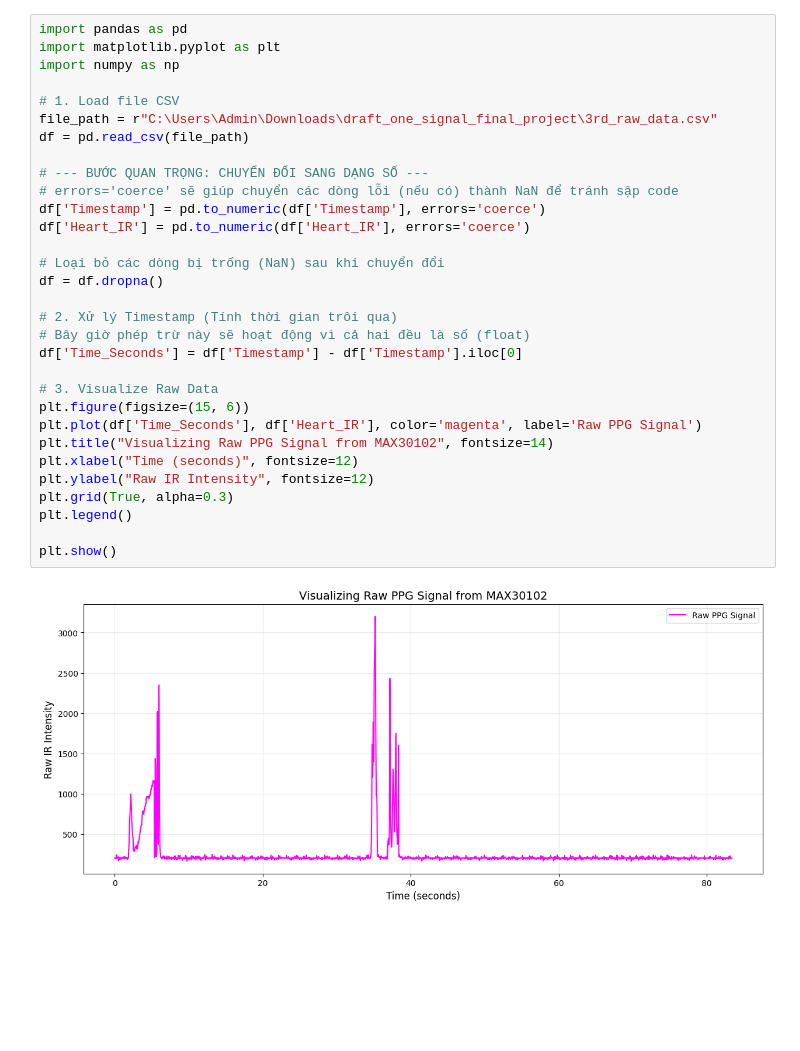
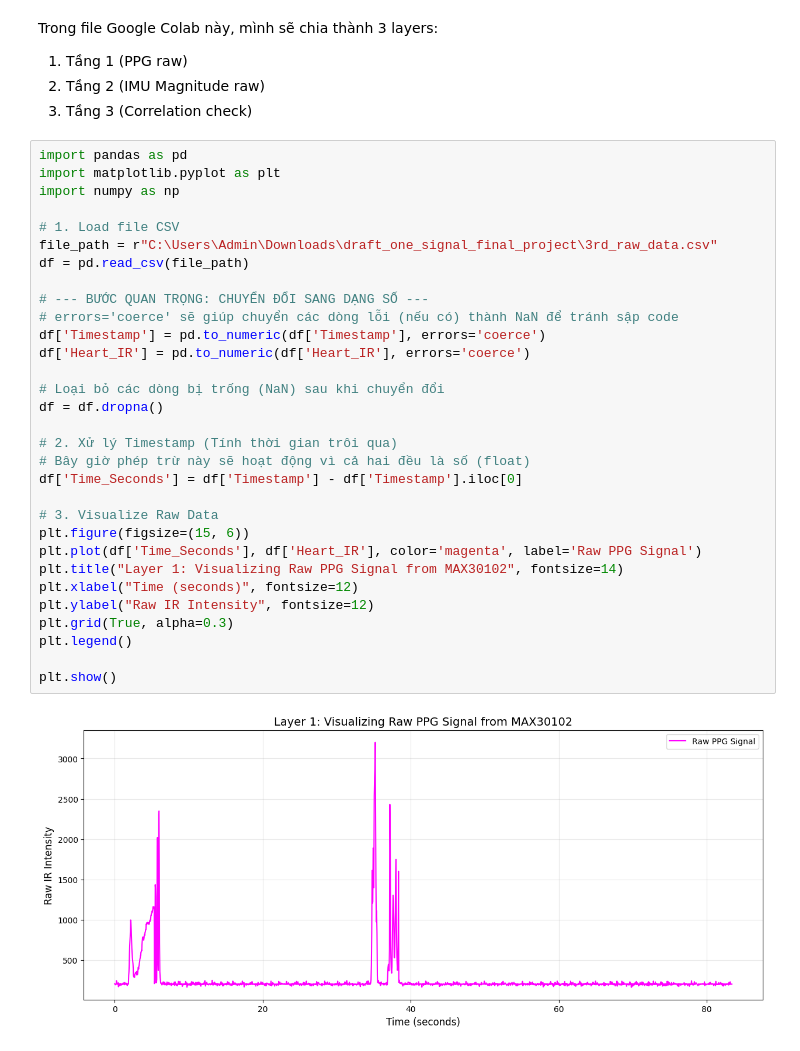
Before and after one commit to ChuoiUhuhu0727/Martial-Arts-Signal-Analysis, a Jupyter notebook: src/3rd_analyze_ppg.ipynb, the cells around one changed output. Drawn from its saved outputs; the diff is of its cells as text; blank space fills up the shorter version.

Commit message:
Update PPG analysis: updated signal processing and visualization

```diff
--- a/src/3rd_analyze_ppg.ipynb
+++ b/src/3rd_analyze_ppg.ipynb
@@ -41,33 +1,38 @@ TypeError: unsupported operand type(s) for -: 'str' and 'str'
+# %% [markdown]
+Trong file Google Colab này, mình sẽ chia thành 3 layers:
+1. Tầng 1 (PPG raw)
+2. Tầng 2 (IMU Magnitude raw)
+3. Tầng 3 (Correlation check)
 # %%
 import pandas as pd
 import matplotlib.pyplot as plt
 import numpy as np
 
 # 1. Load file CSV
 file_path = r"C:\Users\Admin\Downloads\draft_one_signal_final_project\3rd_raw_data.csv"
 df = pd.read_csv(file_path)
 
 # --- BƯỚC QUAN TRỌNG: CHUYỂN ĐỔI SANG DẠNG SỐ ---
 # errors='coerce' sẽ giúp chuyển các dòng lỗi (nếu có) thành NaN để tránh sập code
 df['Timestamp'] = pd.to_numeric(df['Timestamp'], errors='coerce')
 df['Heart_IR'] = pd.to_numeric(df['Heart_IR'], errors='coerce')
 
 # Loại bỏ các dòng bị trống (NaN) sau khi chuyển đổi
 df = df.dropna()
 
 # 2. Xử lý Timestamp (Tính thời gian trôi qua)
 # Bây giờ phép trừ này sẽ hoạt động vì cả hai đều là số (float)
 df['Time_Seconds'] = df['Timestamp'] - df['Timestamp'].iloc[0]
 
 # 3. Visualize Raw Data
 plt.figure(figsize=(15, 6))
 plt.plot(df['Time_Seconds'], df['Heart_IR'], color='magenta', label='Raw PPG Signal')
-plt.title("Visualizing Raw PPG Signal from MAX30102", fontsize=14)
+plt.title("Layer 1: Visualizing Raw PPG Signal from MAX30102", fontsize=14)
 plt.xlabel("Time (seconds)", fontsize=12)
 plt.ylabel("Raw IR Intensity", fontsize=12)
 plt.grid(True, alpha=0.3)
 plt.legend()
 
 plt.show()
 # %% [output]
-[figure, old version]
+[figure, new version]
```
Also changed, not shown: parts of 10 cells of this notebook.
